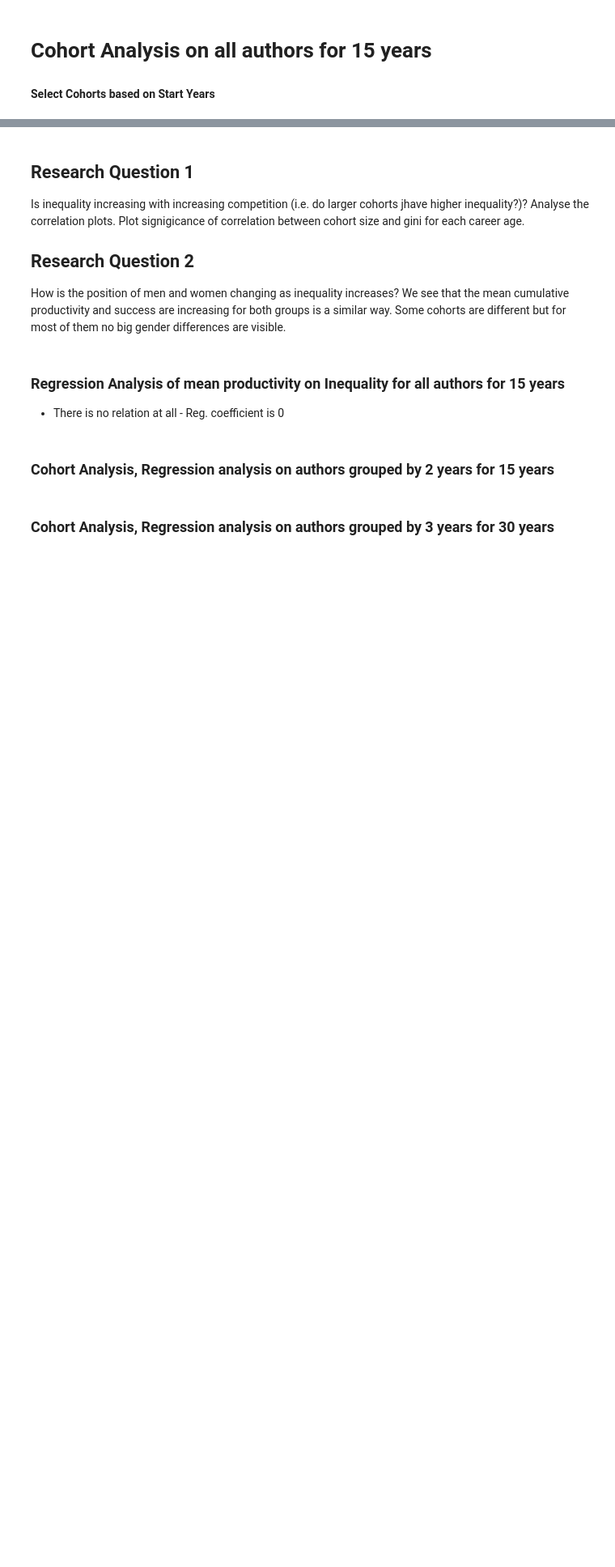
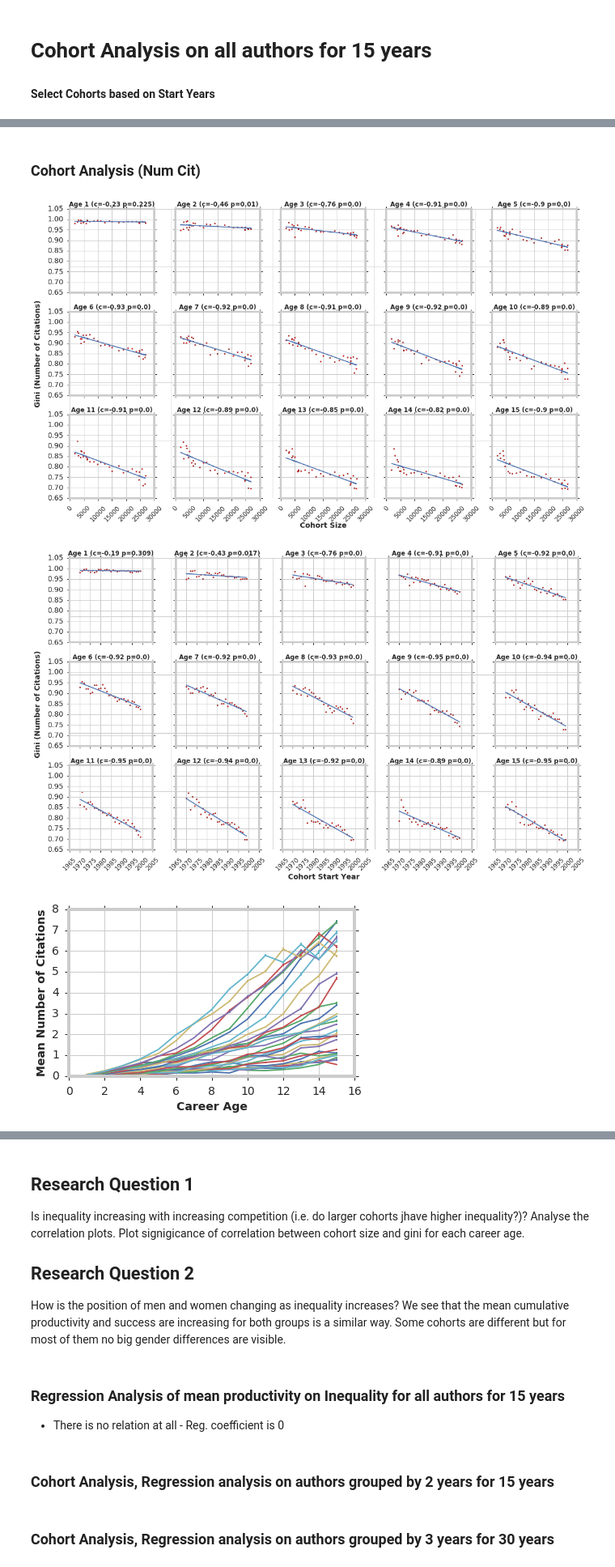
Before and after one commit to gesiscss/inequality, a Jupyter notebook: cohort-analysis-citations.ipynb, the cells around one changed output, grey strips where cells are left out. Shown at 81% size. Drawn from its saved outputs; the diff is of its cells as text; code cells hidden in the pictures; blank space fills up the shorter version.

Commit message:
refactored plot_cohort_analysis_on

```diff
--- a/cohort-analysis-citations.ipynb
+++ b/cohort-analysis-citations.ipynb
@@ -159,7 +269,13 @@ cohort_start_years = [y for y in years if y < (END_YEAR - CAREER_LENGTH)]
+# %% [markdown]
+### Cohort Analysis (Num Cit)
 # %%
-#print(plt.style.available)
+from importlib import reload
+reload(plot)
 
-#just for debugging
-#reload(plot)
-#reload(calculate)
-plot.plot_cohort_analysis_on(groupByYearData, 'num_cit', cohort_start_years, CAREER_LENGTH, 'Citations Count')
+#plot.plot_cohort_analysis_on(groupByYearData, 'num_cit', cohort_start_years, CAREER_LENGTH, 'Citations Count')
+
+plot.run_cohort_analysis(groupByYearData, cohort_start_years, CAREER_LENGTH, "num_cit", "Number of Citations")
+# %% [output]
+[figure, added]
+[figure, added]
+[figure, added]
```
Also changed, not shown: parts of 17 cells of this notebook, 2 other files.
